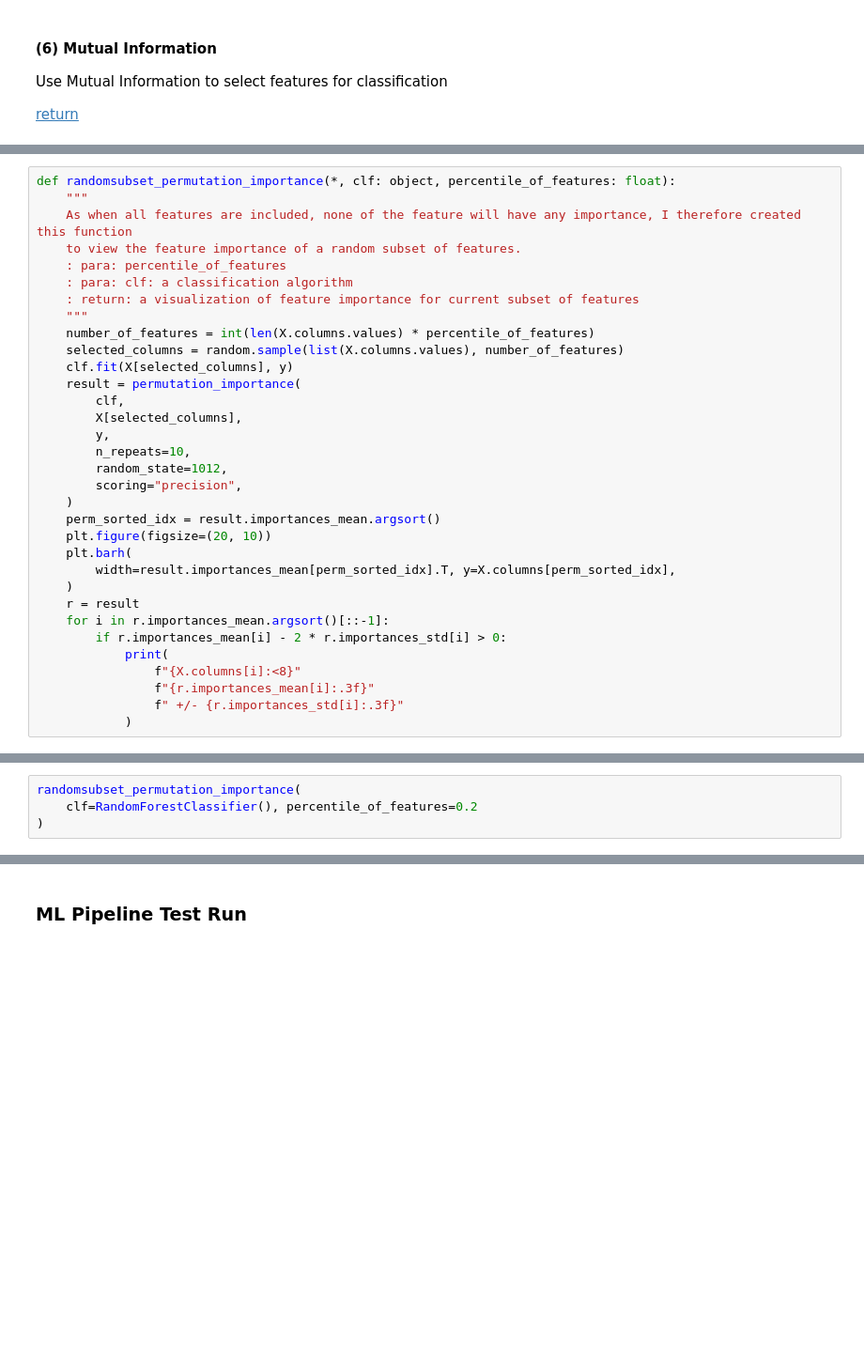
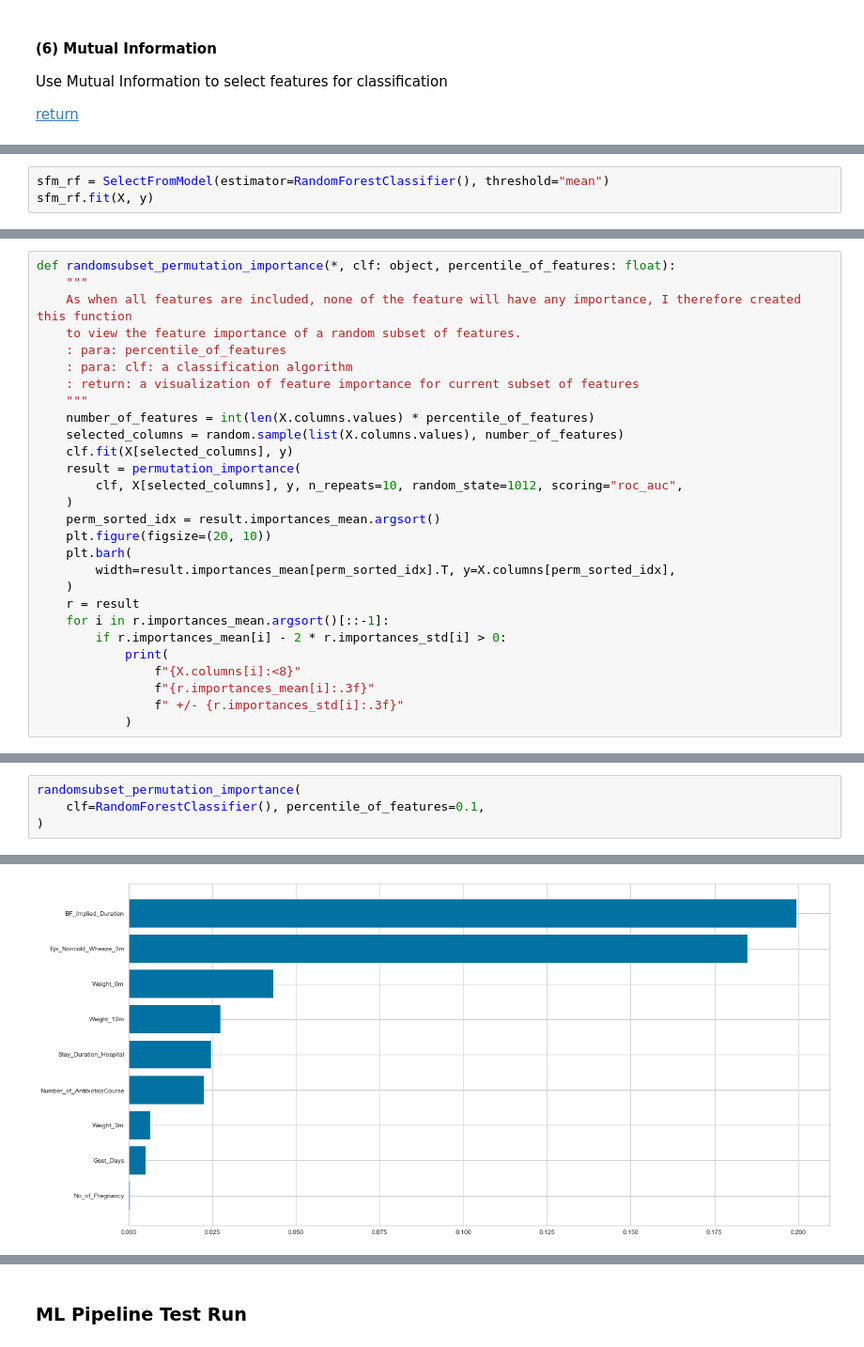
Before and after one commit to PingHe-Stan/Sickkids_ML, a Jupyter notebook: notebooks/CHILD_ml_pipeline.ipynb, the cells around one changed output, grey strips where cells are left out. Shown at 94% size. Cells and saved outputs as stored; diff of their text form; blank space fills up the shorter version.

```diff
--- a/notebooks/CHILD_ml_pipeline.ipynb
+++ b/notebooks/CHILD_ml_pipeline.ipynb
@@ -1167,0 +1232,3 @@ RFECV(ax=<AxesSubplot:>,
+# %%
+sfm_rf = SelectFromModel(estimator=RandomForestClassifier(), threshold="mean")
+sfm_rf.fit(X, y)
@@ -1183,12 +1286,7 @@ def randomsubset_permutation_importance(*, clf: object, percentile_of_features:
     selected_columns = random.sample(list(X.columns.values), number_of_features)
     clf.fit(X[selected_columns], y)
     result = permutation_importance(
-        clf,
-        X[selected_columns],
-        y,
-        n_repeats=10,
-        random_state=1012,
-        scoring="precision",
+        clf, X[selected_columns], y, n_repeats=10, random_state=1012, scoring="roc_auc",
     )
     perm_sorted_idx = result.importances_mean.argsort()
     plt.figure(figsize=(20, 10))
@@ -1206,4 +1306,5 @@ def randomsubset_permutation_importance(*, clf: object, percentile_of_features:
 # %%
 randomsubset_permutation_importance(
-    clf=RandomForestClassifier(), percentile_of_features=0.2
+    clf=RandomForestClassifier(), percentile_of_features=0.1,
 )
+# %% [output]
@@ -1209,0 +1319 @@ randomsubset_permutation_importance(
+[figure, added]
```
Also changed, not shown: parts of 41 cells of this notebook.
